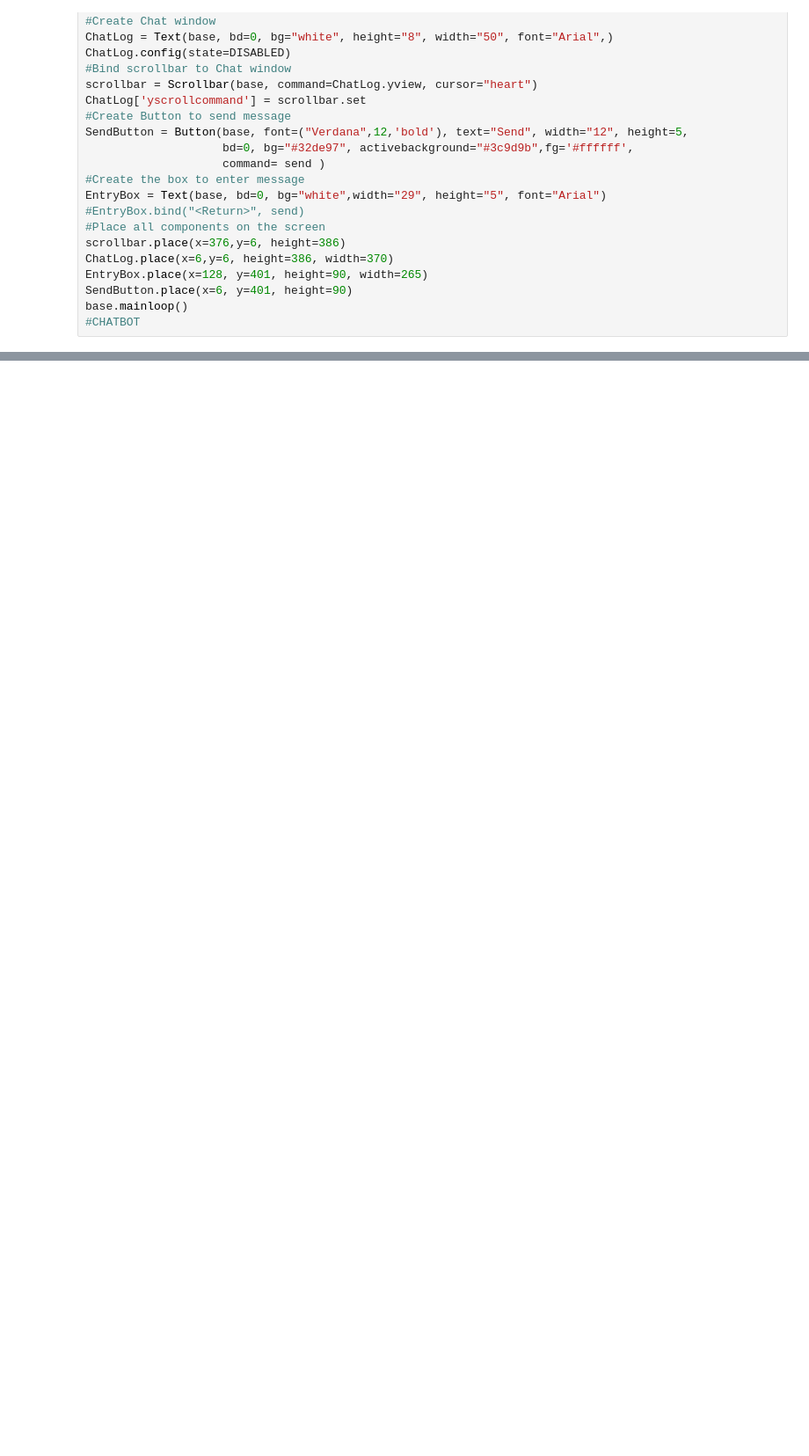
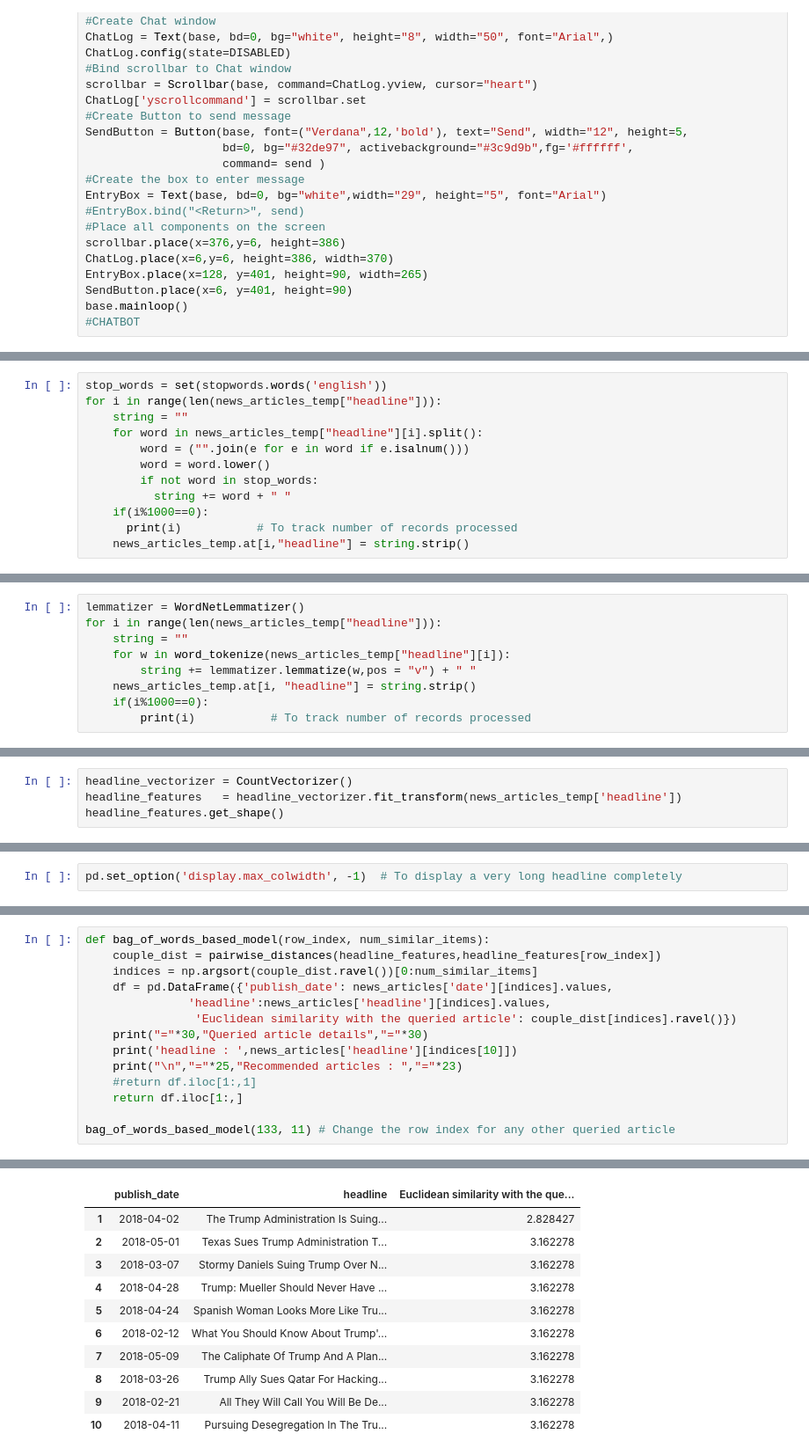
Before and after one commit to sahasp/bitsproject, a Jupyter notebook: Backend/app.ipynb, the cells around one changed output, grey strips where cells are left out. Shown at 88% size. Drawn from its saved outputs; the diff is of its cells as text; blank space fills up the shorter version.

```diff
--- a/Backend/app.ipynb
+++ b/Backend/app.ipynb
@@ -347,0 +522,12 @@ Requirement already satisfied: sentencepiece in c:\users\sahas\anaconda3\lib\sit
+# %%
+stop_words = set(stopwords.words('english'))
+for i in range(len(news_articles_temp["headline"])):
+    string = ""
+    for word in news_articles_temp["headline"][i].split():
+        word = ("".join(e for e in word if e.isalnum()))
+        word = word.lower()
+        if not word in stop_words:
+          string += word + " "
+    if(i%1000==0):
+      print(i)           # To track number of records processed
+    news_articles_temp.at[i,"headline"] = string.strip()
@@ -347,0 +544,9 @@ Requirement already satisfied: sentencepiece in c:\users\sahas\anaconda3\lib\sit
+# %%
+lemmatizer = WordNetLemmatizer()
+for i in range(len(news_articles_temp["headline"])):
+    string = ""
+    for w in word_tokenize(news_articles_temp["headline"][i]):
+        string += lemmatizer.lemmatize(w,pos = "v") + " "
+    news_articles_temp.at[i, "headline"] = string.strip()
+    if(i%1000==0):
+        print(i)           # To track number of records processed
@@ -347,0 +563,4 @@ Requirement already satisfied: sentencepiece in c:\users\sahas\anaconda3\lib\sit
+# %%
+headline_vectorizer = CountVectorizer()
+headline_features   = headline_vectorizer.fit_transform(news_articles_temp['headline'])
+headline_features.get_shape()
@@ -347,0 +569,2 @@ Requirement already satisfied: sentencepiece in c:\users\sahas\anaconda3\lib\sit
+# %%
+pd.set_option('display.max_colwidth', -1)  # To display a very long headline completely
@@ -347,0 +573,15 @@ Requirement already satisfied: sentencepiece in c:\users\sahas\anaconda3\lib\sit
+# %%
+def bag_of_words_based_model(row_index, num_similar_items):
+    couple_dist = pairwise_distances(headline_features,headline_features[row_index])
+    indices = np.argsort(couple_dist.ravel())[0:num_similar_items]
+    df = pd.DataFrame({'publish_date': news_articles['date'][indices].values,
+               'headline':news_articles['headline'][indices].values,
+                'Euclidean similarity with the queried article': couple_dist[indices].ravel()})
+    print("="*30,"Queried article details","="*30)
+    print('headline : ',news_articles['headline'][indices[10]])
+    print("\n","="*25,"Recommended articles : ","="*23)
+    #return df.iloc[1:,1]
+    return df.iloc[1:,]
+
+bag_of_words_based_model(133, 11) # Change the row index for any other queried article
+# %% [output]
@@ -347,0 +592,11 @@ Requirement already satisfied: sentencepiece in c:\users\sahas\anaconda3\lib\sit
+|  | publish_date | headline | Euclidean similarity with the que... |
+| 1 | 2018-04-02 | The Trump Administration Is Suing... | 2.828427 |
+| 2 | 2018-05-01 | Texas Sues Trump Administration T... | 3.162278 |
+| 3 | 2018-03-07 | Stormy Daniels Suing Trump Over N... | 3.162278 |
+| 4 | 2018-04-28 | Trump: Mueller Should Never Have ... | 3.162278 |
+| 5 | 2018-04-24 | Spanish Woman Looks More Like Tru... | 3.162278 |
+| 6 | 2018-02-12 | What You Should Know About Trump'... | 3.162278 |
+| 7 | 2018-05-09 | The Caliphate Of Trump And A Plan... | 3.162278 |
+| 8 | 2018-03-26 | Trump Ally Sues Qatar For Hacking... | 3.162278 |
+| 9 | 2018-02-21 | All They Will Call You Will Be De... | 3.162278 |
+| 10 | 2018-04-11 | Pursuing Desegregation In The Tru... | 3.162278 |
```
Also changed, not shown: parts of 17 cells of this notebook, 1 other file.
